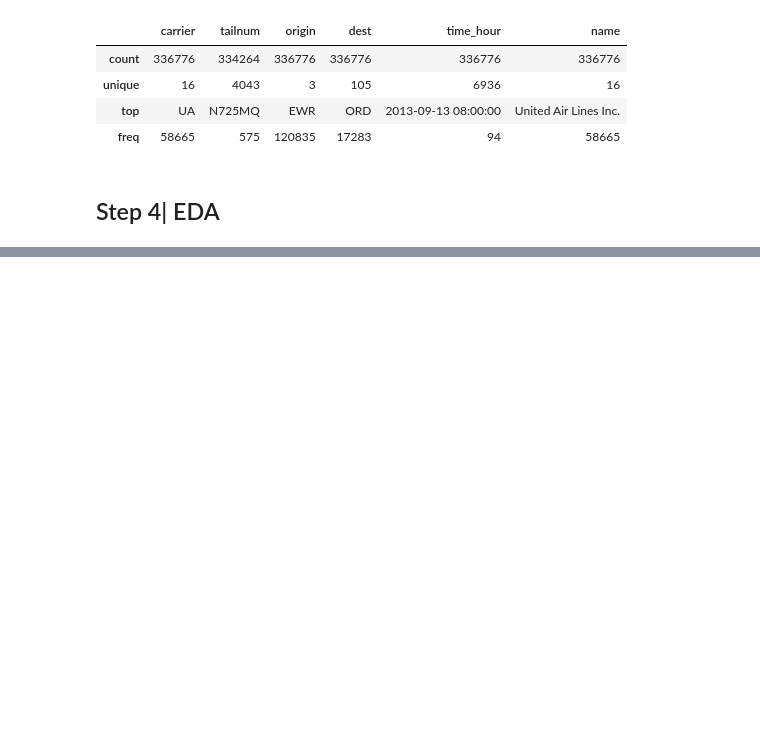
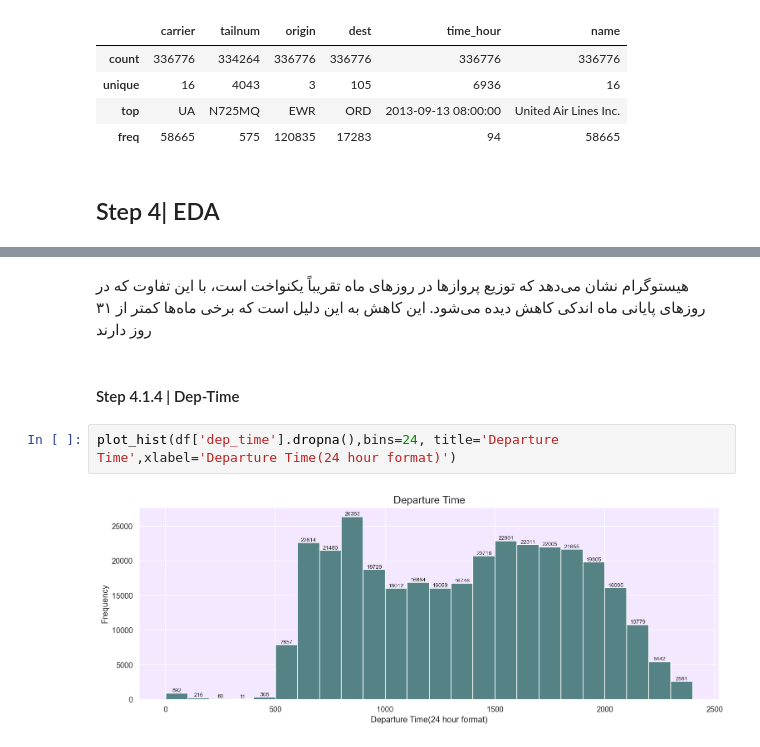
Before and after one commit to ar3haa/EDA-Preprocessing-For-Flights-Data, a Jupyter notebook: data_analysis_for _flights_data.ipynb, the cells around one changed output, grey strips where cells are left out. Drawn from its saved outputs; the diff is of its cells as text; blank space fills up the shorter version.

```diff
--- a/data_analysis_for _flights_data.ipynb
+++ b/data_analysis_for _flights_data.ipynb
@@ -94,0 +150,8 @@ df.describe(include='object')
+# %% [markdown]
+هیستوگرام نشان می‌دهد که توزیع پروازها در روزهای ماه تقریباً یکنواخت است، با این تفاوت که در روزهای پایانی ماه اندکی کاهش دیده می‌شود. این کاهش به این دلیل است که برخی ماه‌ها کمتر از ۳۱ روز دارند
+# %% [markdown]
+#### Step 4.1.4 | Dep-Time
+# %%
+plot_hist(df['dep_time'].dropna(),bins=24, title='Departure Time',xlabel='Departure Time(24 hour format)')
+# %% [output]
+[figure, added]
```
Also changed, not shown: parts of 14 cells of this notebook.
